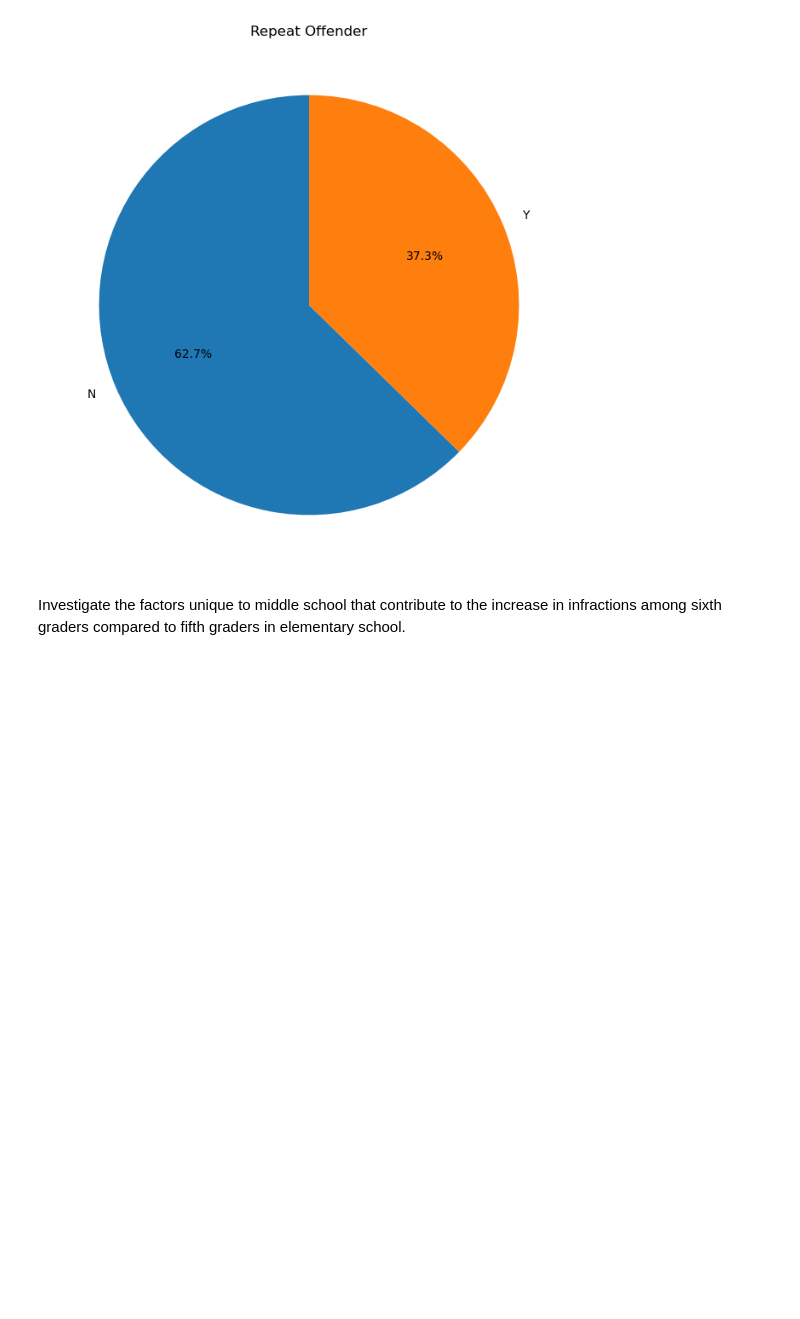
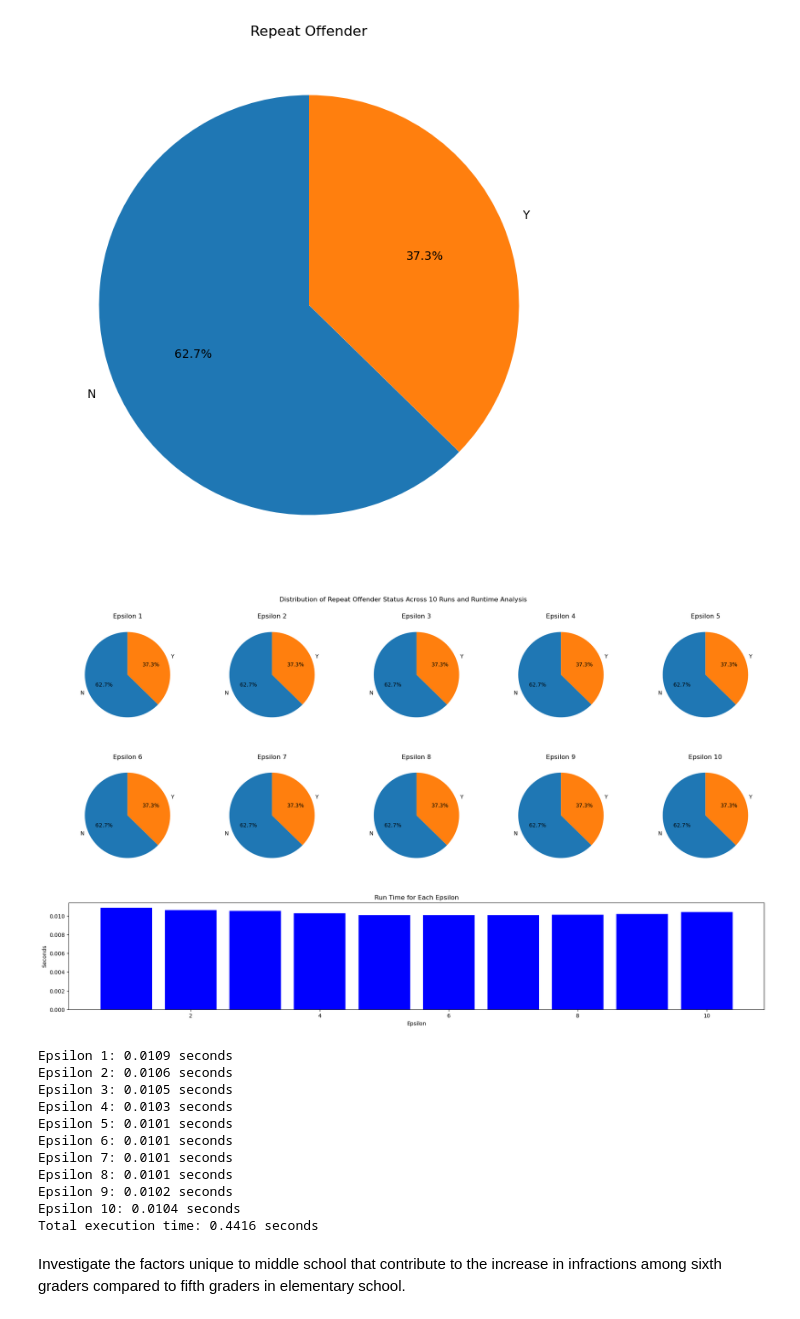
Before and after one commit to artemislong/CS151-Tufts_Differential_Privacy_Project, a Jupyter notebook: Implementation.ipynb, the cells around one changed output. Drawn from its saved outputs; the diff is of its cells as text; code cells hidden in the pictures; blank space fills up the shorter version.

```diff
--- a/Implementation.ipynb
+++ b/Implementation.ipynb
@@ -66,6 +66,68 @@ plt.ylabel('')  # Hide the y-label
 plt.show()
 # %% [output]
 [figure]
+# %%
+import pandas as pd
+import matplotlib.pyplot as plt
+import time
+
+def plot_repeat_offender_combined(df):
+    start_time = time.time()  # Start timing the function execution
+
+    # Create a larger figure to accommodate all plots
+    fig = plt.figure(figsize=(20, 12))
+
+    run_times = []  # List to store run times for each loop iteration
+
+    # Create subplots for pie charts
+    axes = [fig.add_subplot(3, 5, i + 1) for i in range(10)]
+
+    for i, ax in enumerate(axes):
+        run_start = time.time()  # Start timing the individual run
+
+        repeat_counts = df['Repeat Offender'].value_counts()
+        repeat_counts.plot(kind='pie', ax=ax, autopct='%1.1f%%', startangle=90)
+        ax.set_title(f'Epsilon {i + 1}')
+        ax.set_ylabel('')  # Hide the y-label since it's not informative for pie charts
+
+        run_end = time.time()  # End timing the individual run
+        run_times.append(run_end - run_start)  # Calculate and store the run time
+
+    # Add a bar chart for runtime in a specific subplot
+    runtime_ax = fig.add_subplot(3, 1, 3)  # Use the third row for runtime plot
+    runtime_ax.bar(range(1, 11), run_times, color='blue')
+    runtime_ax.set_title('Run Time for Each Epsilon')
+    runtime_ax.set_xlabel('Epsilon')
+    runtime_ax.set_ylabel('Seconds')
+
+    fig.tight_layout(pad=5.0)
+    plt.suptitle('Distribution of Repeat Offender Status Across 10 Runs and Runtime Analysis')
+    plt.show()
+
+    end_time = time.time()  # End timing the function execution
+    total_time = end_time - start_time
+
+    # Print the runtime for each loop iteration and the total execution time
+    for idx, run_time in enumerate(run_times):
+        print(f"Epsilon {idx + 1}: {run_time:.4f} seconds")
+
+    print(f"Total execution time: {total_time:.4f} seconds")
+
+# Assuming df is your DataFrame loaded with the necessary data, then we want to run it 10 times
+plot_repeat_offender_combined(df)
+# %% [output]
+[figure, added]
+Epsilon 1: 0.0109 seconds
+Epsilon 2: 0.0106 seconds
+Epsilon 3: 0.0105 seconds
+Epsilon 4: 0.0103 seconds
+Epsilon 5: 0.0101 seconds
+Epsilon 6: 0.0101 seconds
+Epsilon 7: 0.0101 seconds
+Epsilon 8: 0.0101 seconds
+Epsilon 9: 0.0102 seconds
+Epsilon 10: 0.0104 seconds
+Total execution time: 0.4416 seconds
 # %% [markdown]
 Investigate the factors unique to middle school that contribute to the increase in infractions among sixth graders compared to fifth graders in elementary school.
 # %%
```
Also changed, not shown: parts of 9 cells of this notebook.
